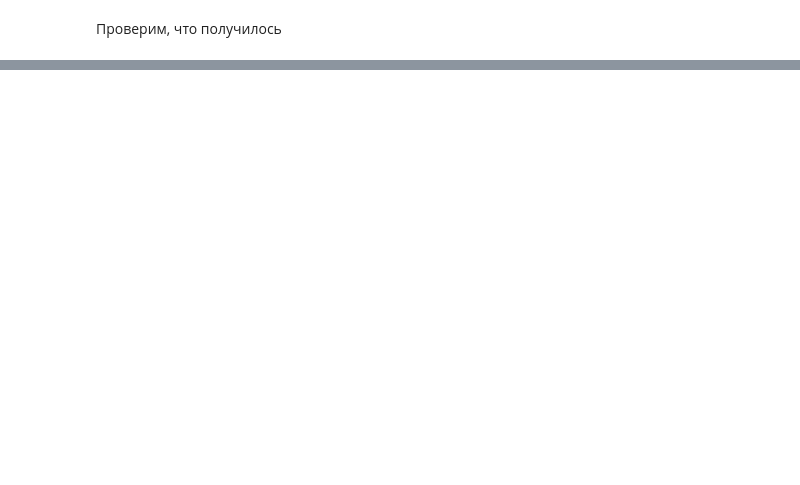
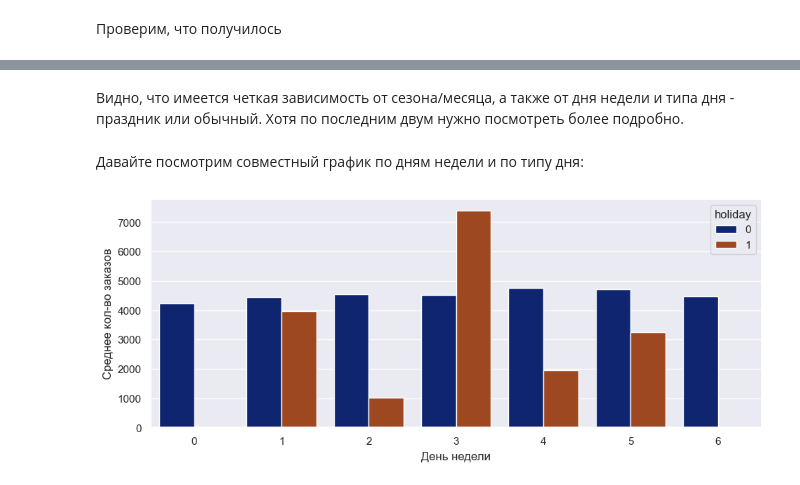
Before and after one commit to NickAReva/bmstu_coding, a Jupyter notebook: Bike_Sharing_Dataset/Bike_sharing.ipynb, the cells around one changed output, grey strips where cells are left out. Saved outputs shown, nothing was run; the diff lists cells and outputs as text; code cells hidden in the pictures; blank space fills up the shorter version.

```diff
--- a/Bike_Sharing_Dataset/Bike_sharing.ipynb
+++ b/Bike_Sharing_Dataset/Bike_sharing.ipynb
@@ -348,0 +177,9 @@ tree.plot_tree(best_dec_tree, feature_names = df.columns[1:]);
+# %% [markdown]
+Видно, что имеется четкая зависимость от сезона/месяца, а также от дня недели и типа дня - праздник или обычный. Хотя по последним двум нужно посмотреть более подробно.
+# %% [markdown]
+Давайте посмотрим совместный график по дням недели и по типу дня:
+# %%
+figsize(10, 4)
+sns.barplot(x="weekday", y="cnt", hue="holiday", ci=None, data=df).set(xlabel = 'День недели', ylabel = 'Среднее кол-во заказов');
+# %% [output]
+[figure, added]
```
Also changed, not shown: parts of 44 cells of this notebook.
